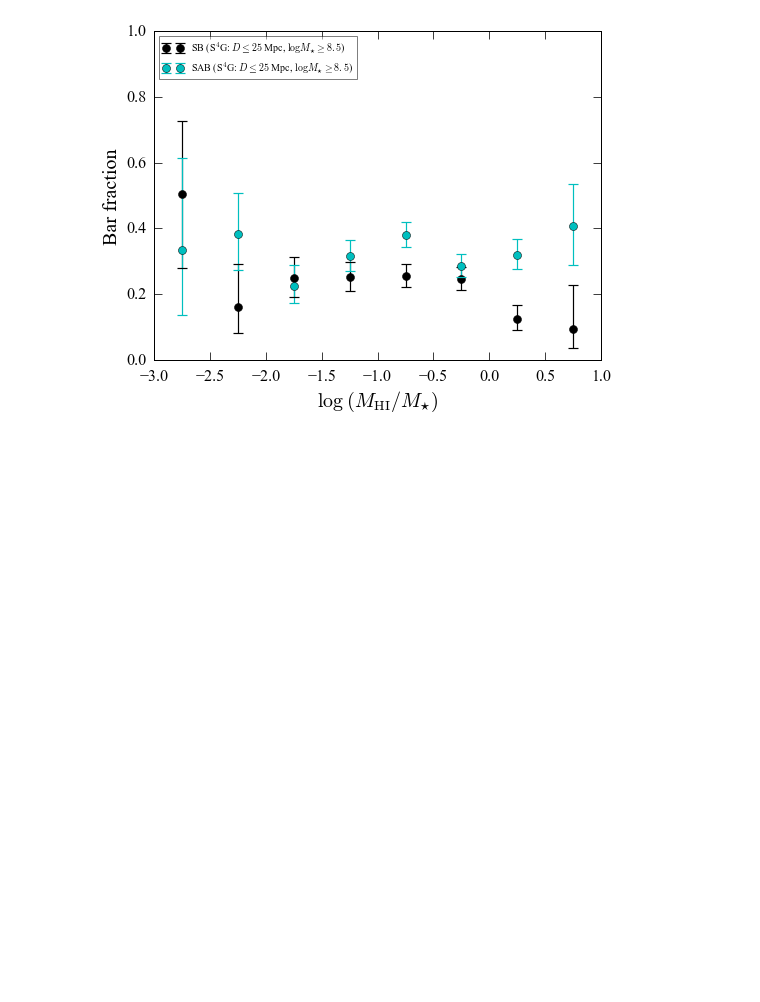
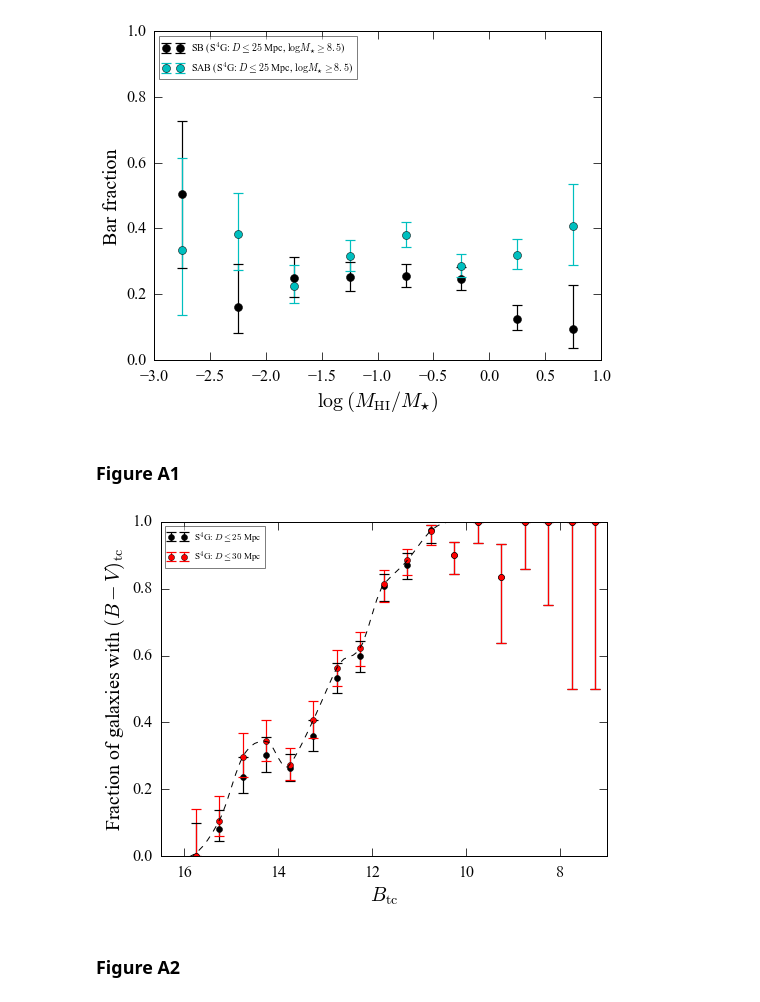
Before and after one commit to perwin/s4g_barfractions, a Jupyter notebook: s4gbars_main.ipynb, the cells around one changed output. Drawn from its saved outputs; the diff is of its cells as text; code cells hidden in the pictures; blank space fills up the shorter version.

Commit message:
Added PlotFrequency to plotutils.py; added Figure A1 to s4gbars_main.ipynb; minor update to README

```diff
--- a/s4gbars_main.ipynb
+++ b/s4gbars_main.ipynb
@@ -2,6 +2,7 @@
 ## Preliminary Setup
 # %%
 import numpy as np
+import scipy
 
 import datautils as du
 import plotutils as pu
@@ -23,6 +24,9 @@ savePlots = False
 xtmstar = r"$\log \: (M_{\star} / M_{\odot})$"
 xtfgas = r"$\log \: (M_{\rm HI} / M_{\star})$"
 xtgmr = r"$g - r$"
+xtmB = r"$B_{\rm tc}$"
+xtBmV = r"$B - V$"
+xtBmV_tc = r"$(B - V)_{\rm tc}$"
 ytfbar = r"Bar Fraction $f_{\rm bar}$"
 ytbarsize_kpc = r"Bar size $a_{\rm vis}$ [kpc]"
 ytbarsize_kpc_obs = r"Observed bar size $a_{\rm vis}$ [kpc]"
@@ -32,6 +36,8 @@ ytR25_kpc = r"$R_{25}$ [kpc]"
 ss0 = "All galaxies"
 ss1 = r"S$^{4}$G: $D \leq 25$ Mpc"
 ss1b = r"S$^{4}$G: $D \leq 25$ Mpc, $\log M_{\star} \geq 8.5$"
+ss2 = r"S$^{4}$G: $D \leq 30$ Mpc"
+ss2b = r"S$^{4}$G: $D \leq 30$ Mpc, $\log M_{\star} \geq 9$"
 
 s4g_txt = r"S$^{4}$G"
 s4g_fwhm_txt = r"S$^{4}$G $\langle$FWHM$\rangle$"
@@ -169,6 +175,18 @@ ii_SB_limited2_m9 = [i for i in ii_all_limited2_m9 if i in ii_barred and s4gdata
 ii_nonSB_limited2_m9 = [i for i in ii_all_limited2_m9 if i not in ii_SB_limited2_m9]
 ii_SAB_limited2_m9 = [i for i in ii_all_limited2_m9 if i in ii_barred and s4gdata.bar_strength[i] == 2]
 ii_nonSAB_limited2_m9 = [i for i in ii_all_limited2_m9 if i not in ii_SAB_limited2_m9]
+
+
+# galaxies with/without HyperLeda B-V colors
+ii_dist25 = [i for i in range(nDisksTotal) if s4gdata.dist[i] <= 25.0]
+ii_dist30 = [i for i in range(nDisksTotal) if s4gdata.dist[i] <= 30.0]
+
+ii_bmv_good = [i for i in range(nDisksTotal) if s4gdata.BmV_tc[i] > -2]
+ii_bmv_missing = [i for i in range(nDisksTotal) if s4gdata.BmV_tc[i] < -2]
+ii_d30_bmv_good = [i for i in ii_bmv_good if i in ii_dist30]
+ii_d30_bmv_missing = [i for i in ii_bmv_missing if i in ii_dist30]
+ii_d25_bmv_good = [i for i in ii_bmv_good if i in ii_dist25]
+ii_d25_bmv_missing = [i for i in ii_bmv_missing if i in ii_dist25]
 # %% [markdown]
 ## Generate files for logistic regression with R
 
@@ -547,3 +565,24 @@ plt.subplots_adjust(bottom=0.14)
 if savePlots: plt.savefig(plotDir+"fSB-fSAB-vs-fgas.pdf")
 # %% [output]
 [figure]
+# %% [markdown]
+### Figure A1
+# %%
+# generate Akima spline interpolation for f(B-V) as function of B_tc
+x_Btc = [7.0, 8.25, 8.75, 9.25, 9.75, 10.25, 10.75, 11.25, 11.75, 12.25, 12.75, 13.25, 13.75, 14.25, 14.75, 15.25, 15.75, 16.25]
+y_fBmV = [1.0, 1.0, 1.0, 1.0, 1.0, 1.0, 0.9722222222222222, 0.8840579710144928, 0.8125, 0.6222222222222222, 0.5632183908045977, 0.4074074074074074, 0.2727272727272727, 0.3442622950819672, 0.2978723404255319, 0.10714285714285714, 0.01, 0.0]
+fBmV_akimaspline = scipy.interpolate.Akima1DInterpolator(x_Btc, y_fBmV)
+# %%
+reload(pu)
+xx = np.arange(7,17,0.1)
+pu.PlotFrequency(s4gdata.B_tc, ii_d30_bmv_good, ii_d30_bmv_missing, 7,16.5,0.5, fmt='ko', label=ss1)
+pu.PlotFrequency(s4gdata.B_tc, ii_d25_bmv_good, ii_d25_bmv_missing, 7,16.5,0.5, fmt='ro', label=ss2, noErase=True)
+plot(xx, fBmV_akimaspline(xx), color='k', ls='--')
+xlim(16.5,7); ylim(0,1)
+xlabel(xtmB); ylabel(r"Fraction of galaxies with $(B - V)_{\rm tc}$")
+legend(fontsize=9,loc='upper left', framealpha=0.5)
+if savePlots: savefig(plotDir+"f_bmv-vs-btc-with-spline.pdf")
+# %% [output]
+[figure, added]
+# %% [markdown]
+### Figure A2
```
Also changed, not shown: 2 other files.
